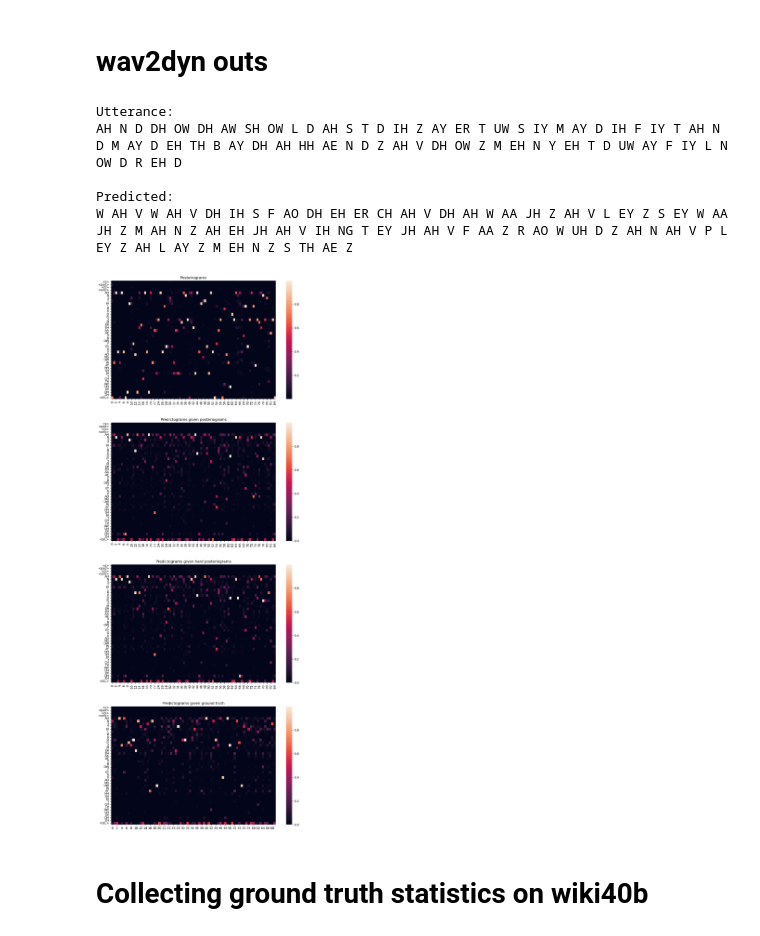
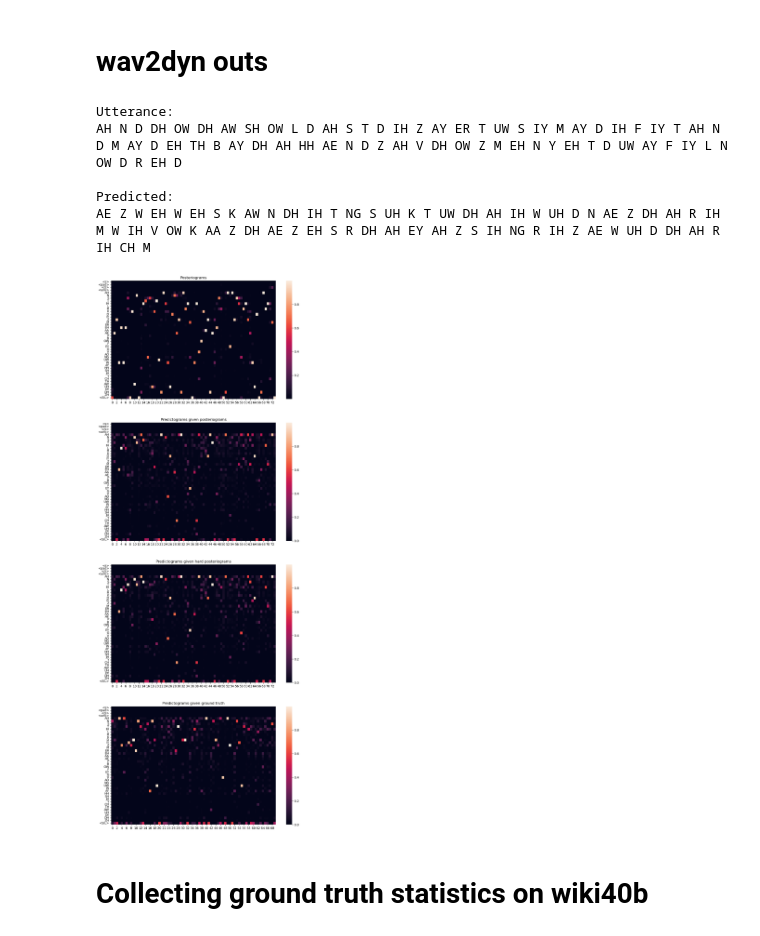
Before and after one commit to tiagoCuervo/fairseq, a Jupyter notebook: examples/wav2vec/unsupervised/w2p-vs-w2indy.ipynb, the cells around one changed output. Saved outputs shown, nothing was run; the diff lists cells and outputs as text; code cells hidden in the pictures.

```diff
--- a/examples/wav2vec/unsupervised/w2p-vs-w2indy.ipynb
+++ b/examples/wav2vec/unsupervised/w2p-vs-w2indy.ipynb
@@ -112,0 +114,7 @@ Wav2vec_U(
+# %%
+cp = '/multirun/2023-05-21/22-10-47/0/w2v-indy-phn_en-phn_en_2023-05-21_22:08:44_1/checkpoint_best.pt'
+
+model, cfg, task = fairseq.checkpoint_utils.load_model_ensemble_and_task([cp], strict=False)
+wav2dyn = model[0]
+wav2dyn.cuda()
+wav2dyn.eval()
@@ -186,44 +233,47 @@ AH D DH OW DH AW SH UH D S T IH Z AY ER T UW S IY M AY D IH F IY T IH N M AY D E
 sample_idx = 0
 x = torch.FloatTensor(dataset[sample_idx]).unsqueeze(0)
 padding_mask = torch.zeros(x.size(0), x.size(1)).bool()
-gen_result = wav2dyn(x, padding_mask, dense_x_only=True)
+gen_result = wav2dyn(x.cuda(), padding_mask.cuda(), dense_x_only=True)
 dense_x = gen_result['logits']#[:, :, 4:]
 predicted_x = dense_x.argmax(-1)# + 4
 predicted_x = predicted_x[predicted_x != task.sil_id]
-lm_post_gen = wav2dyn.lm(dense_x[:, :wav2dyn.block_size, :]).squeeze().detach().numpy().T
+_, _, lm_post_gen, _ = wav2dyn.ref_lm(dense_x[:, :wav2dyn.block_size, :])
+lm_post_gen = lm_post_gen.squeeze().detach().cpu().numpy().T
 token_x = task.target_dictionary.encode_line(phone_transcripts[sample_idx][:-1], append_eos=False).long()# - 4
 # token_x = F.one_hot(token_x, num_classes=len(task.target_dictionary.symbols) - 4).unsqueeze(0).float()
 token_x = F.one_hot(token_x, num_classes=len(task.target_dictionary.symbols)).unsqueeze(0).float()
-lm_post_true = wav2dyn.lm(token_x[:, :wav2dyn.block_size, :]).squeeze().detach().numpy().T
+_, _, lm_post_true, _ = wav2dyn.ref_lm(token_x[:, :wav2dyn.block_size, :].cuda())
+lm_post_true = lm_post_true.squeeze().detach().cpu().numpy().T
 # token_gen = F.one_hot(dense_x.argmax(-1), num_classes=len(task.target_dictionary.symbols) - 4).float()
 token_gen = F.one_hot(dense_x.argmax(-1), num_classes=len(task.target_dictionary.symbols)).float()
-lm_post_gen_hard = wav2dyn.lm(token_gen[:, :wav2dyn.block_size, :]).squeeze().detach().numpy().T
+_, _, lm_post_gen_hard, _ = wav2dyn.ref_lm(token_gen[:, :wav2dyn.block_size, :])
+lm_post_gen_hard = lm_post_gen_hard.squeeze().detach().cpu().numpy().T
 plt.figure(figsize=(12, 32))
 plt.subplot(411)
 # sns.heatmap(dense_x.squeeze().detach().numpy().T, yticklabels=task.target_dictionary.symbols[4:])
-sns.heatmap(dense_x.squeeze().detach().numpy().T, yticklabels=task.target_dictionary.symbols)
+sns.heatmap(dense_x.squeeze().detach().cpu().numpy().T, yticklabels=task.target_dictionary.symbols)
 plt.title("Posteriograms")
 plt.subplot(412)
 # sns.heatmap(lm_post_gen, yticklabels=task.target_dictionary.symbols[4:])
 sns.heatmap(lm_post_gen, yticklabels=task.target_dictionary.symbols)
 plt.title("Predictograms given posteriograms")
 plt.subplot(413)
 # sns.heatmap(lm_post_gen_hard, yticklabels=task.target_dictionary.symbols[4:])
 sns.heatmap(lm_post_gen_hard, yticklabels=task.target_dictionary.symbols)
 plt.title("Predictograms given hard posteriograms")
 plt.subplot(414)
 # sns.heatmap(lm_post_true, yticklabels=task.target_dictionary.symbols[4:])
 sns.heatmap(lm_post_true, yticklabels=task.target_dictionary.symbols)
 plt.title("Predictograms given ground truth")
 print(f"Utterance:\n{phone_transcripts[sample_idx]}")
 print(f"Predicted:\n{task.target_dictionary.string(predicted_x)}")
 # %% [output]
 Utterance:
 AH N D DH OW DH AW SH OW L D AH S T D IH Z AY ER T UW S IY M AY D IH F IY T AH N D M AY D EH TH B AY DH AH HH AE N D Z AH V DH OW Z M EH N Y EH T D UW AY F IY L N OW D R EH D
 
 Predicted:
-W AH V W AH V DH IH S F AO DH EH ER CH AH V DH AH W AA JH Z AH V L EY Z S EY W AA JH Z M AH N Z AH EH JH AH V IH NG T EY JH AH V F AA Z R AO W UH D Z AH N AH V P L EY Z AH L AY Z M EH N Z S TH AE Z
+AE Z W EH W EH S K AW N DH IH T NG S UH K T UW DH AH IH W UH D N AE Z DH AH R IH M W IH V OW K AA Z DH AE Z EH S R DH AH EY AH Z S IH NG R IH Z AE W UH D DH AH R IH CH M
-[figure, old version]
+[figure, new version]
 # %% [markdown]
 # Collecting ground truth statistics on wiki40b
 # %%
```
Also changed, not shown: parts of 75 cells of this notebook, 5 other files.
